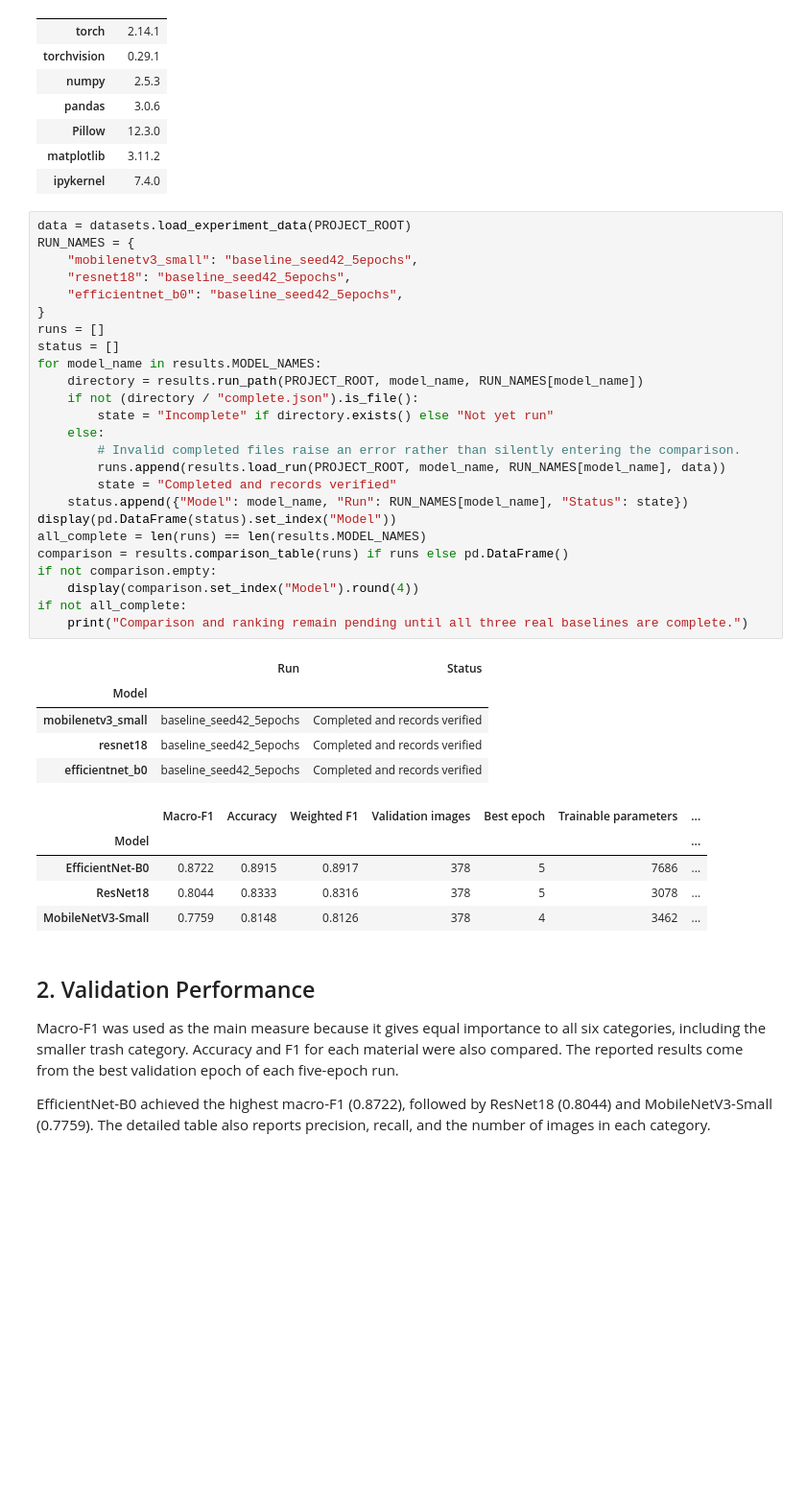
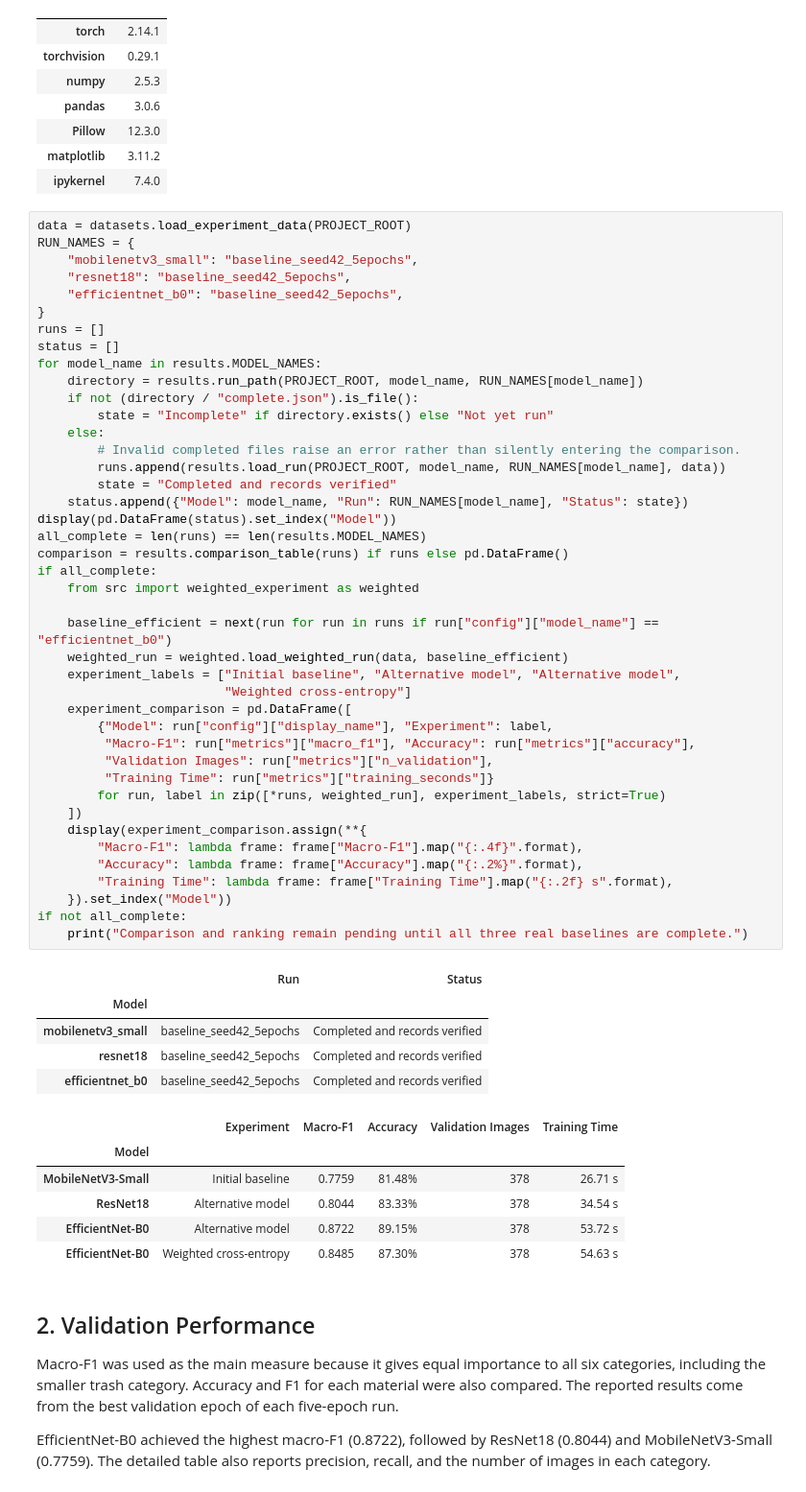
Before and after one commit to dspedrazag/WasteWise, a Jupyter notebook: 04_model_comparison.ipynb, the cells around one changed output. Shown at 96% size. Cells and saved outputs as stored; diff of their text form; blank space fills up the shorter version.

```diff
--- a/04_model_comparison.ipynb
+++ b/04_model_comparison.ipynb
@@ -56,39 +56,57 @@ Python interpreter: python
 # %%
 data = datasets.load_experiment_data(PROJECT_ROOT)
 RUN_NAMES = {
     "mobilenetv3_small": "baseline_seed42_5epochs",
     "resnet18": "baseline_seed42_5epochs",
     "efficientnet_b0": "baseline_seed42_5epochs",
 }
 runs = []
 status = []
 for model_name in results.MODEL_NAMES:
     directory = results.run_path(PROJECT_ROOT, model_name, RUN_NAMES[model_name])
     if not (directory / "complete.json").is_file():
         state = "Incomplete" if directory.exists() else "Not yet run"
     else:
         # Invalid completed files raise an error rather than silently entering the comparison.
         runs.append(results.load_run(PROJECT_ROOT, model_name, RUN_NAMES[model_name], data))
         state = "Completed and records verified"
     status.append({"Model": model_name, "Run": RUN_NAMES[model_name], "Status": state})
 display(pd.DataFrame(status).set_index("Model"))
 all_complete = len(runs) == len(results.MODEL_NAMES)
 comparison = results.comparison_table(runs) if runs else pd.DataFrame()
-if not comparison.empty:
-    display(comparison.set_index("Model").round(4))
+if all_complete:
+    from src import weighted_experiment as weighted
+
+    baseline_efficient = next(run for run in runs if run["config"]["model_name"] == "efficientnet_b0")
+    weighted_run = weighted.load_weighted_run(data, baseline_efficient)
+    experiment_labels = ["Initial baseline", "Alternative model", "Alternative model",
+                         "Weighted cross-entropy"]
+    experiment_comparison = pd.DataFrame([
+        {"Model": run["config"]["display_name"], "Experiment": label,
+         "Macro-F1": run["metrics"]["macro_f1"], "Accuracy": run["metrics"]["accuracy"],
+         "Validation Images": run["metrics"]["n_validation"],
+         "Training Time": run["metrics"]["training_seconds"]}
+        for run, label in zip([*runs, weighted_run], experiment_labels, strict=True)
+    ])
+    display(experiment_comparison.assign(**{
+        "Macro-F1": lambda frame: frame["Macro-F1"].map("{:.4f}".format),
+        "Accuracy": lambda frame: frame["Accuracy"].map("{:.2%}".format),
+        "Training Time": lambda frame: frame["Training Time"].map("{:.2f} s".format),
+    }).set_index("Model"))
 if not all_complete:
     print("Comparison and ranking remain pending until all three real baselines are complete.")
 # %% [output]
 |  | Run | Status |
 | Model |  |  |
 | mobilenetv3_small | baseline_seed42_5epochs | Completed and records verified |
 | resnet18 | baseline_seed42_5epochs | Completed and records verified |
 | efficientnet_b0 | baseline_seed42_5epochs | Completed and records verified |
-|  | Macro-F1 | Accuracy | Weighted F1 | Validation images | Best epoch | Trainable parameters | ... |
-| Model |  |  |  |  |  |  | ... |
-| EfficientNet-B0 | 0.8722 | 0.8915 | 0.8917 | 378 | 5 | 7686 | ... |
-| ResNet18 | 0.8044 | 0.8333 | 0.8316 | 378 | 5 | 3078 | ... |
-| MobileNetV3-Small | 0.7759 | 0.8148 | 0.8126 | 378 | 4 | 3462 | ... |
+|  | Experiment | Macro-F1 | Accuracy | Validation Images | Training Time |
+| Model |  |  |  |  |  |
+| MobileNetV3-Small | Initial baseline | 0.7759 | 81.48% | 378 | 26.71 s |
+| ResNet18 | Alternative model | 0.8044 | 83.33% | 378 | 34.54 s |
+| EfficientNet-B0 | Alternative model | 0.8722 | 89.15% | 378 | 53.72 s |
+| EfficientNet-B0 | Weighted cross-entropy | 0.8485 | 87.30% | 378 | 54.63 s |
 # %% [markdown]
 ## 2. Validation Performance
 
```
Also changed, not shown: parts of 1 cell of this notebook, 8 other files.
